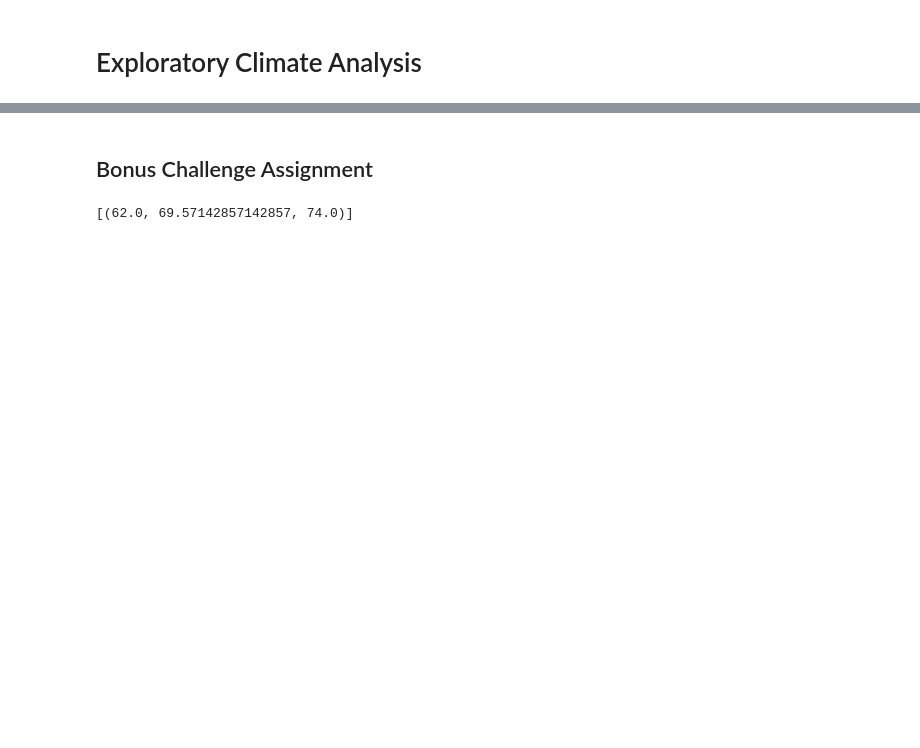
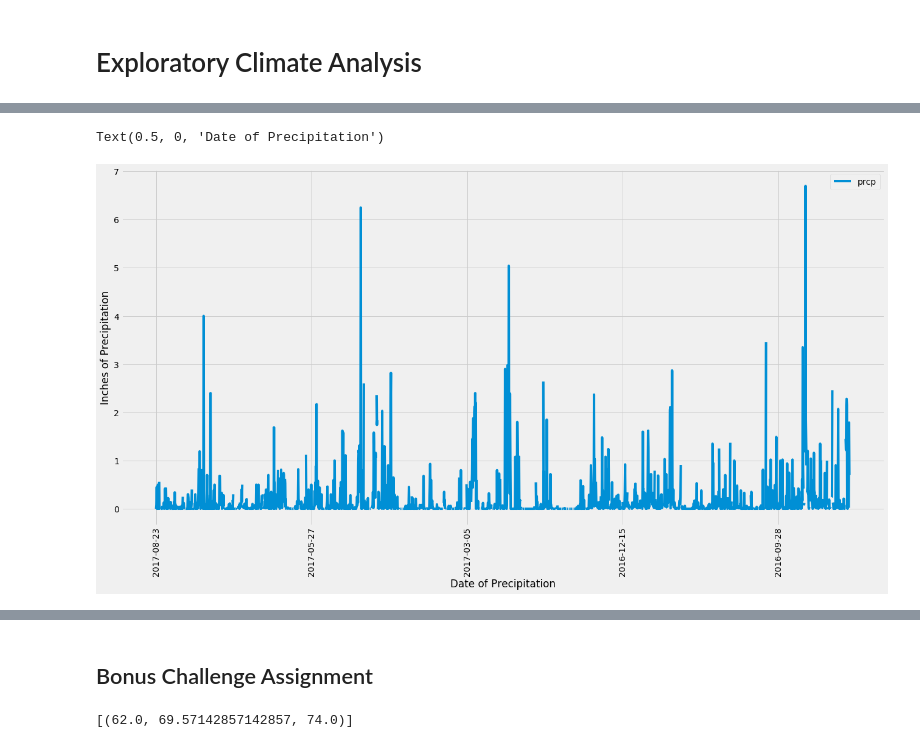
Before and after one commit to AGPalmer88/sqlalchemy-challenge, a Jupyter notebook: climate_starter.ipynb, the cells around one changed output, grey strips where cells are left out. Cells and saved outputs as stored; diff of their text form; code cells hidden in the pictures; blank space fills up the shorter version.

```diff
--- a/climate_starter.ipynb
+++ b/climate_starter.ipynb
@@ -17,7 +17,7 @@ from sqlalchemy.ext.automap import automap_base
 from sqlalchemy.orm import Session
 from sqlalchemy import create_engine, inspect, func
 # %%
-engine = create_engine("sqlite:///Resources/hawaii.sqlite")
+engine = create_engine("sqlite:///hawaii.sqlite")
 # %%
 # reflect an existing database into a new model
 Base = automap_base()
@@ -50,0 +79,4 @@ session = Session(engine)
+# %%
+# # Calculate the date 1 year ago from the last data point in the database
+last_year_date = dt.date(2017, 8, 23) - dt.timedelta(days=365)
+print("Last Year Date: ", last_year_date)
@@ -51,12 +85,19 @@ session = Session(engine)
 # %%
 # Design a query to retrieve the last 12 months of precipitation data and plot the results
+#latest date query - 10-Advanced-Data-Storage-and-Retrieval/3/Activities/02-Ins_Dates/Solved/Ins_Dates.ipynb
+#last_12_mths = session.query(measurement.date).order_by(measurement.date.desc()).first()
 
-# Calculate the date 1 year ago from the last data point in the database
+last_12_mnth_prcp = session.query(measurement.date, measurement.prcp).\
+ filter(measurement.date >= last_year_date).order_by(measurement.date.desc()).all()
+last_12_mnth_prcp
 
 # Perform a query to retrieve the data and precipitation scores
-
 # Save the query results as a Pandas DataFrame and set the index to the date column
+last_12_mnth_prcp_df = pd.DataFrame(last_12_mnth_prcp, columns = ['date','prcp'])
+last_12_mnth_prcp_df.set_index('date', inplace=True)
+last_12_mnth_prcp_df
 
 # Sort the dataframe by date
-
+last_12_mnth_prcp_df = last_12_mnth_prcp_df.sort_values(by=['date'], ascending=False)
+last_12_mnth_prcp_df.head(10)
 # Use Pandas Plotting with Matplotlib to plot the data
@@ -63,2 +117,10 @@ session = Session(engine)
+# %%
+# Use Pandas Plotting with Matplotlib to plot the data
+last_12_mnth_prcp_df.plot(figsize=(20, 10), rot=90)
+plt.ylabel("Inches of Precipitation")
+plt.xlabel("Date of Precipitation")
+# %% [output]
+Text(0.5, 0, 'Date of Precipitation')
+[figure, added]
 # %%
 # Use Pandas to calcualte the summary statistics for the precipitation data
```
Also changed, not shown: parts of 16 cells of this notebook, 3 other files.
